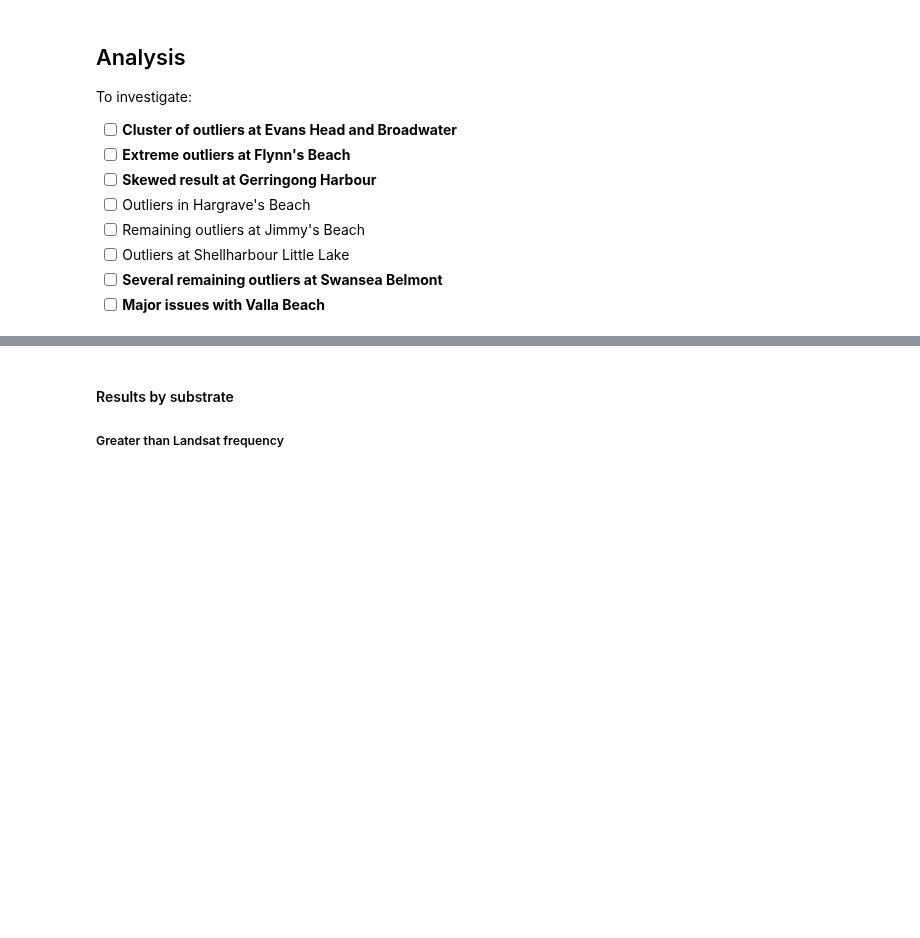
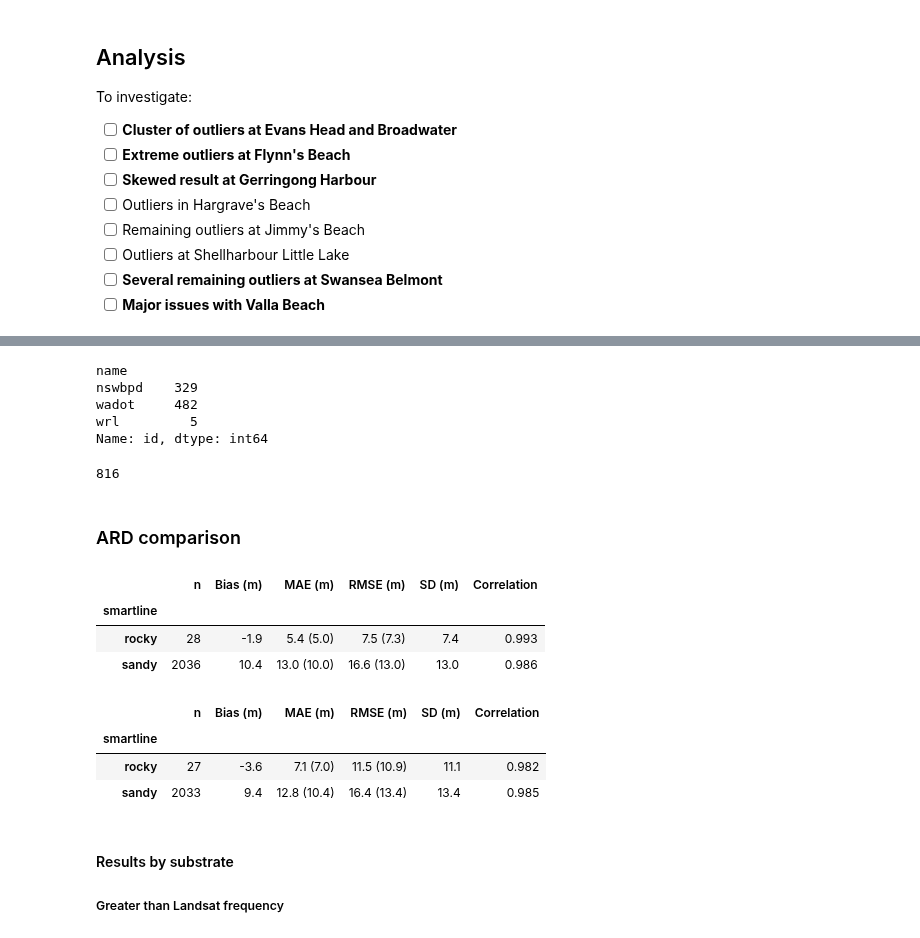
Before and after one commit to GeoscienceAustralia/dea-coastlines, a Jupyter notebook: validation/DEACoastlines_validation.ipynb, the cells around one changed output, grey strips where cells are left out. Drawn from its saved outputs; the diff is of its cells as text; code cells hidden in the pictures; blank space fills up the shorter version.

Commit message:
ARD options validation comparison work

```diff
--- a/validation/DEACoastlines_validation.ipynb
+++ b/validation/DEACoastlines_validation.ipynb
@@ -529,3 +566,61 @@ export_eval(stats_df.set_index('id').loc[slope_df.index.unique()], output_name)
+# %%
+stats_df.groupby('name')['id'].nunique()
+# %% [output]
+name
+nswbpd    329
+wadot     482
+wrl         5
+Name: id, dtype: int64
+# %%
+len(stats_df.id.unique())
+# %% [output]
+816
+# %% [markdown]
+### ARD comparison
+# %%
+# Load all results into a single file
+prefix='ard_comparison_ga'
+stats_list = glob.glob(f'{prefix}_*.csv')
+stats_df = pd.concat([pd.read_csv(csv) for csv in stats_list])  #.query("beach == 'narrabeen'") #.query("n >= 25")
+
+# Rename smartline categories to smaller subset
+stats_df['smartline'] = stats_df.smartline.replace(rename_dict)
+
+# Stats by substrate, no bias correction
+by_smartline = stats_df.groupby('smartline').apply(
+    lambda x: deacl_val_stats(x.val_dist, x.deacl_dist, x.n))
+by_smartline_nobias = stats_df.groupby('smartline').apply(
+    lambda x: deacl_val_stats(x.val_dist, x.deacl_dist, x.n, True))
+
+ga_df = rse_tableformat(by_smartline, by_smartline_nobias, 'smartline')
+ga_df
+# %% [output]
+|  | n | Bias (m) | MAE (m) | RMSE (m) | SD (m) | Correlation |
+| smartline |  |  |  |  |  |  |
+| rocky | 28 | -1.9 | 5.4 (5.0) | 7.5 (7.3) | 7.4 | 0.993 |
+| sandy | 2036 | 10.4 | 13.0 (10.0) | 16.6 (13.0) | 13.0 | 0.986 |
+# %%
+# Load all results into a single file
+prefix='ard_comparison_usgs'
+stats_list = glob.glob(f'{prefix}_*.csv')
+stats_df = pd.concat([pd.read_csv(csv) for csv in stats_list])  #.query("beach == 'narrabeen'") #.query("n >= 25")
+
+# Rename smartline categories to smaller subset
+stats_df['smartline'] = stats_df.smartline.replace(rename_dict)
+
+# Stats by substrate, no bias correction
+by_smartline = stats_df.groupby('smartline').apply(
+    lambda x: deacl_val_stats(x.val_dist, x.deacl_dist, x.n))
+by_smartline_nobias = stats_df.groupby('smartline').apply(
+    lambda x: deacl_val_stats(x.val_dist, x.deacl_dist, x.n, True))
+
+usgs_df = rse_tableformat(by_smartline, by_smartline_nobias, 'smartline')
+usgs_df
+# %% [output]
+|  | n | Bias (m) | MAE (m) | RMSE (m) | SD (m) | Correlation |
+| smartline |  |  |  |  |  |  |
+| rocky | 27 | -3.6 | 7.1 (7.0) | 11.5 (10.9) | 11.1 | 0.982 |
+| sandy | 2033 | 9.4 | 12.8 (10.4) | 16.4 (13.4) | 13.4 | 0.985 |
 # %% [markdown]
 #### Results by substrate
 
```
Also changed, not shown: parts of 6 cells of this notebook, 1 other file.
